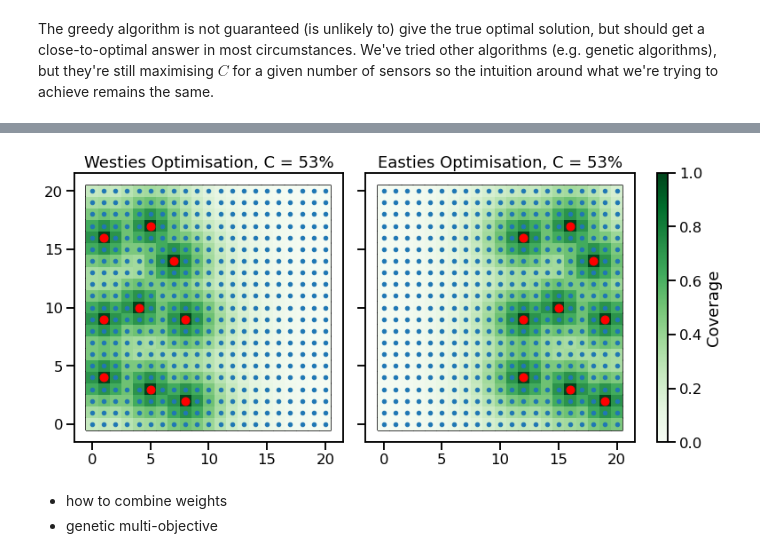
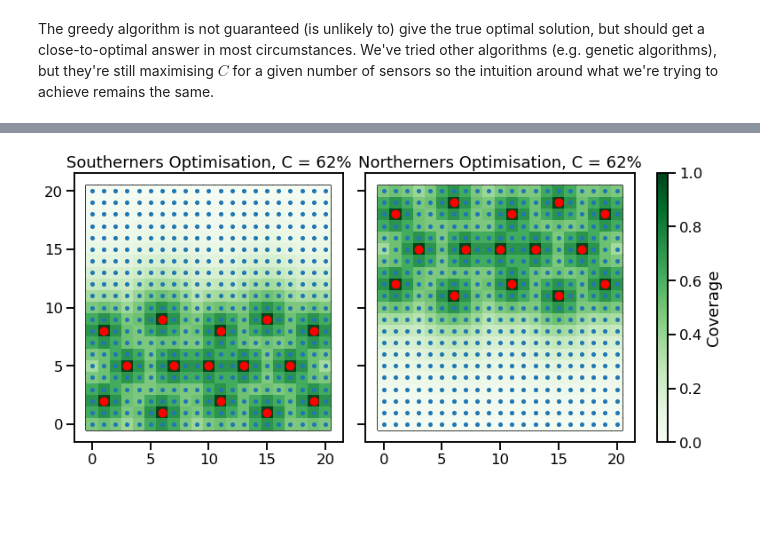
Before and after one commit to alan-turing-institute/spatial-inequality, a Jupyter notebook: notebooks/optimisation_design.ipynb, the cells around one changed output, grey strips where cells are left out. Cells and saved outputs as stored; diff of their text form; code cells hidden in the pictures; blank space fills up the shorter version.

Commit message:
update optimisation design notebook

```diff
--- a/notebooks/optimisation_design.ipynb
+++ b/notebooks/optimisation_design.ipynb
@@ -82,7 +90,7 @@ def plot_grid(
             vmax=vmax,
         )
     if show_centroids:
-        ax.plot(grid_x, grid_y, ".")
+        ax.plot(grid_x, grid_y, ".",  markersize=8)
     if highlight_idx is not None:
         ax.plot(grid_x[highlight_idx], grid_y[highlight_idx], "ro")
     if title is not None:
@@ -334,26 +371,26 @@ What if we have two (or more) groups of people we're interested in, say the West
 # %%
-w_west = np.zeros_like(grid_x)
-w_east = np.zeros_like(grid_x)
+n_south = np.zeros_like(grid_x)
+n_north = np.zeros_like(grid_x)
 
-w_west[grid_x < 10] = 1
-w_east[grid_x > 10] = 1
+n_south[grid_y <= 10] = 1
+n_north[grid_y >= 10] = 1
 
 f, g = get_fig_grid(nrows_ncols=(1, 2), figsize=(12, 8))
 plot_grid(
-    fill_colors=w_west,
+    fill_colors=n_south,
     figsize=(8, 8),
     legend=False,
     cmap="Greens",
     ax=g[0],
-    title="Westies",
+    title="Southerners",
 )
 plot_grid(
-    fill_colors=w_east,
+    fill_colors=n_north,
     figsize=(8, 8),
     legend=False,
     cmap="Greens",
     ax=g[1],
-    title="Easties",
+    title="Northerners",
 )
 add_colorbar(g[-1], vmin=0, vmax=1, cmap="Greens", label="No. People")
 # %% [output]
@@ -365,26 +416,24 @@ As a starting point, we can optimsie for each group separately. We add weights f
 # %%
-result = greedy_opt(n_sensors, cm, w_west, verbose=False)
+n_sensors = 15
+result = greedy_opt(n_sensors, cm, n_south, verbose=False)
 
 f, g = get_fig_grid(nrows_ncols=(1, 2), figsize=(12, 8))
 plot_grid(
     fill_colors=result["point_coverage"],
     highlight_idx=result["placement_history"],
-    title=f"Westies Optimisation, C = {result['total_coverage']:.0%}",
+    title=f"Southerners Optimisation, C = {result['total_coverage']:.0%}",
     ax=g[0],
     legend=False,
 )
 
-result = greedy_opt(n_sensors, cm, w_east, verbose=False)
+result = greedy_opt(n_sensors, cm, n_north, verbose=False)
 plot_grid(
     fill_colors=result["point_coverage"],
     highlight_idx=result["placement_history"],
-    title=f"Easties Optimisation, C = {result['total_coverage']:.0%}",
+    title=f"Northerners Optimisation, C = {result['total_coverage']:.0%}",
     ax=g[1],
     legend=False,
 )
 add_colorbar(g[-1], vmin=0, vmax=1, cmap="Greens", label="Coverage")
 # %% [output]
-[figure, old version]
+[figure, new version]
-# %% [markdown]
-- how to combine weights
-- genetic multi-objective
```
Also changed, not shown: parts of 30 cells of this notebook, 1 other file.
